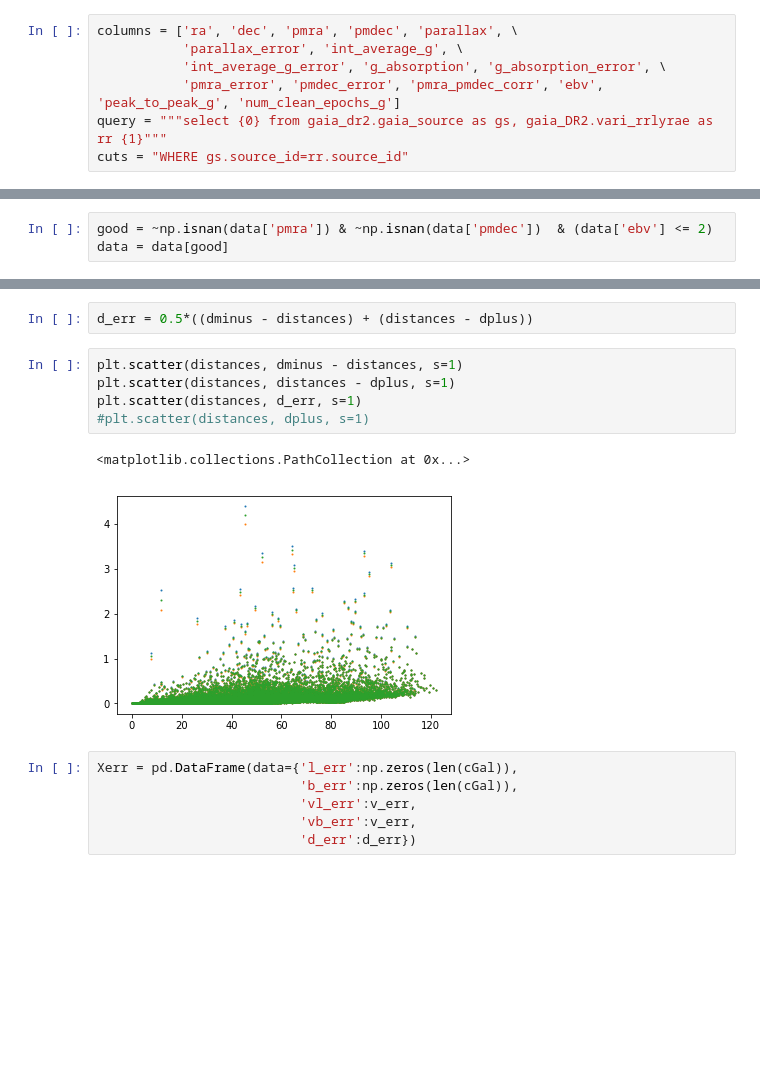
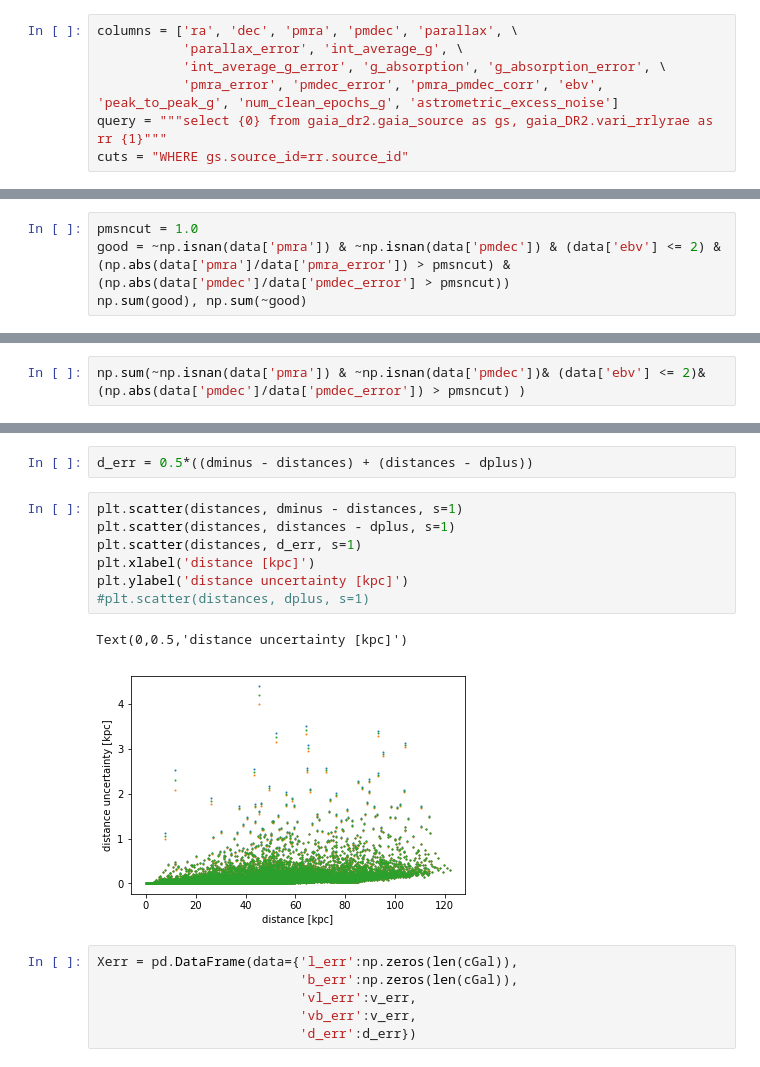
Before and after one commit to andersdot/gaiaDR2, a Jupyter notebook: rrlyrae.ipynb, the cells around one changed output, grey strips where cells are left out. Drawn from its saved outputs; the diff is of its cells as text; blank space fills up the shorter version.

```diff
--- a/rrlyrae.ipynb
+++ b/rrlyrae.ipynb
@@ -45,7 +45,7 @@ def calc_distance(g, ebv):
 columns = ['ra', 'dec', 'pmra', 'pmdec', 'parallax', \
            'parallax_error', 'int_average_g', \
            'int_average_g_error', 'g_absorption', 'g_absorption_error', \
-           'pmra_error', 'pmdec_error', 'pmra_pmdec_corr', 'ebv', 'peak_to_peak_g', 'num_clean_epochs_g']
+           'pmra_error', 'pmdec_error', 'pmra_pmdec_corr', 'ebv', 'peak_to_peak_g', 'num_clean_epochs_g', 'astrometric_excess_noise']
 query = """select {0} from gaia_dr2.gaia_source as gs, gaia_DR2.vari_rrlyrae as rr {1}"""
 cuts = "WHERE gs.source_id=rr.source_id"
 # %%
@@ -93,0 +117,4 @@ plt.colorbar()
+# %%
+pmsncut = 1.0
+good = ~np.isnan(data['pmra']) & ~np.isnan(data['pmdec']) & (data['ebv'] <= 2) & (np.abs(data['pmra']/data['pmra_error']) > pmsncut) & (np.abs(data['pmdec']/data['pmdec_error'] > pmsncut))
+np.sum(good), np.sum(~good)
@@ -94,3 +123,2 @@ plt.colorbar()
 # %%
-good = ~np.isnan(data['pmra']) & ~np.isnan(data['pmdec'])  & (data['ebv'] <= 2)
-data = data[good]
+np.sum(~np.isnan(data['pmra']) & ~np.isnan(data['pmdec'])& (data['ebv'] <= 2)& (np.abs(data['pmdec']/data['pmdec_error']) > pmsncut) )
@@ -200,11 +256,13 @@ d_err = 0.5*((dminus - distances) + (distances - dplus))
 # %%
 plt.scatter(distances, dminus - distances, s=1)
 plt.scatter(distances, distances - dplus, s=1)
 plt.scatter(distances, d_err, s=1)
+plt.xlabel('distance [kpc]')
+plt.ylabel('distance uncertainty [kpc]')
 #plt.scatter(distances, dplus, s=1)
 # %% [output]
-<matplotlib.collections.PathCollection at 0x...>
+Text(0,0.5,'distance uncertainty [kpc]')
-[figure, old version]
+[figure, new version]
 # %%
 Xerr = pd.DataFrame(data={'l_err':np.zeros(len(cGal)),
                           'b_err':np.zeros(len(cGal)),
```
Also changed, not shown: parts of 20 cells of this notebook.
